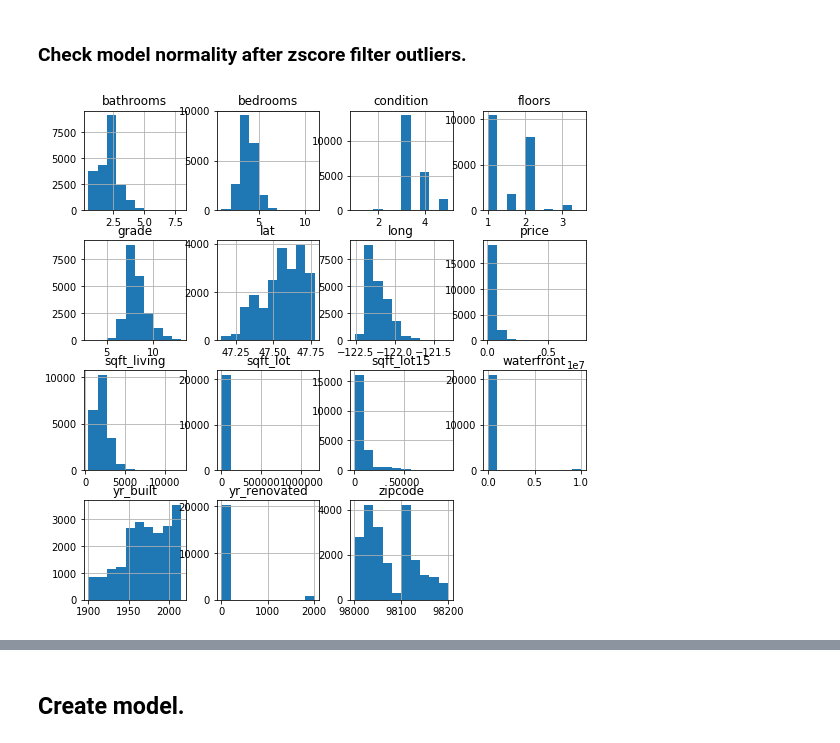
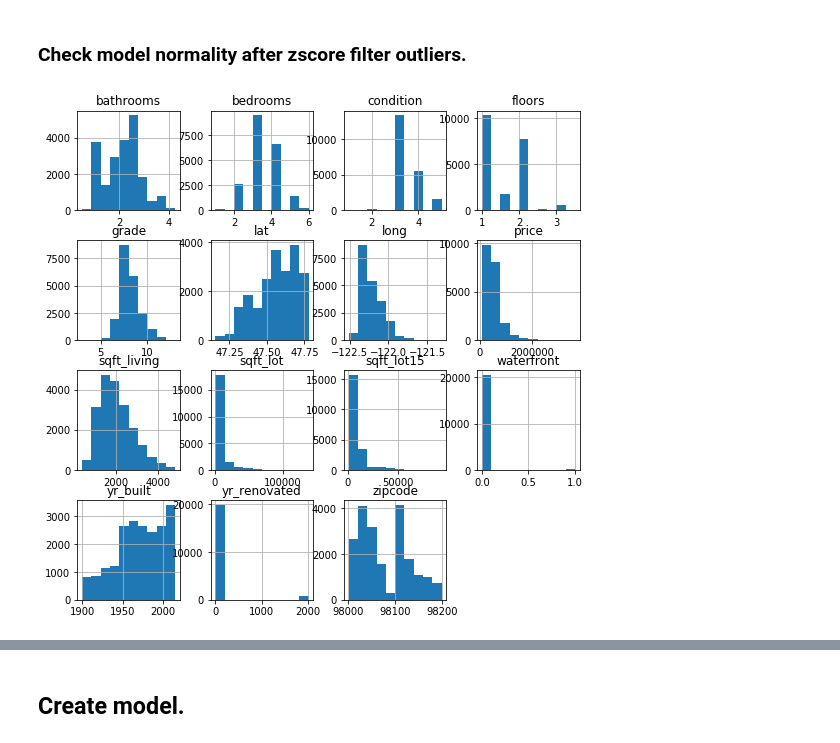
Before and after one commit to alexanderjohnny/dsc-v2-mod1-final-project-online-ds-pt-100719, a Jupyter notebook: ALEX_BEAT_mod1project_nb-edit.ipynb, the cells around one changed output, grey strips where cells are left out. Saved outputs shown, nothing was run; the diff lists cells and outputs as text; code cells hidden in the pictures.

```diff
--- a/ALEX_BEAT_mod1project_nb-edit.ipynb
+++ b/ALEX_BEAT_mod1project_nb-edit.ipynb
@@ -749,7 +749,7 @@ def find_outliers(col):
 # %%
 df_outliers = pd.DataFrame()
 
-cols_to_clean = ['bedrooms','bathrooms','sqft_living','sqft_lot','yr_built','sqft_lot15']
+cols_to_clean = ['bedrooms','bathrooms','sqft_living','sqft_lot','sqft_lot15']
 
 for col in cols_to_clean:
     df_outliers[col] = find_outliers(df_basic[col])
@@ -989,6 +873,6 @@ df_filtered1.head()
 # %% [markdown]
 ### Check model normality after zscore filter outliers.
 # %%
-df_filtered1.hist(figsize=(9,9));
+df_cleaned.hist(figsize=(9,9));
 # %% [output]
-[figure, old version]
+[figure, new version]
```
Also changed, not shown: parts of 73 cells of this notebook, 10 other files.
